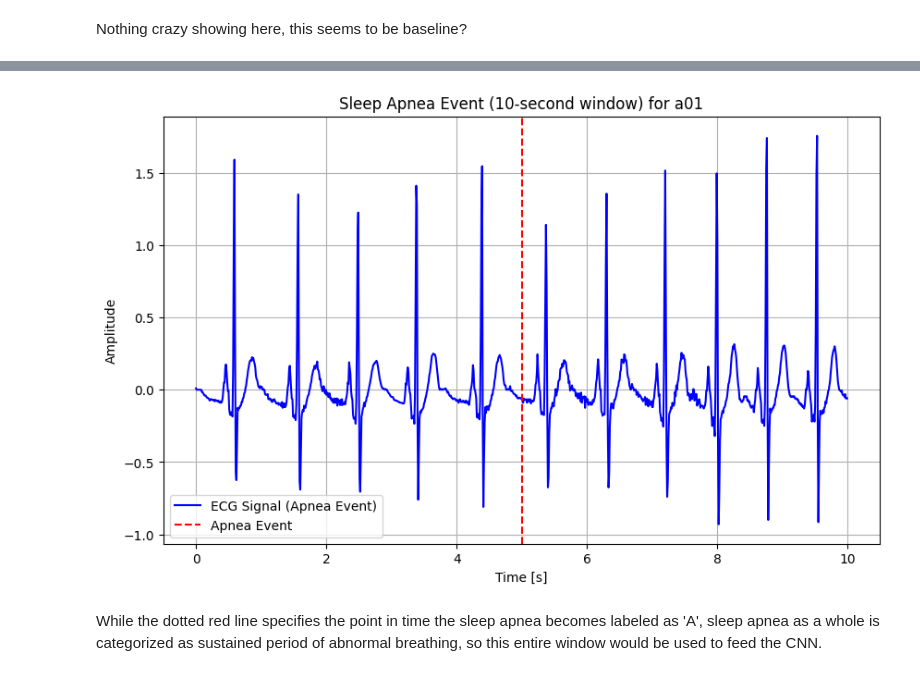
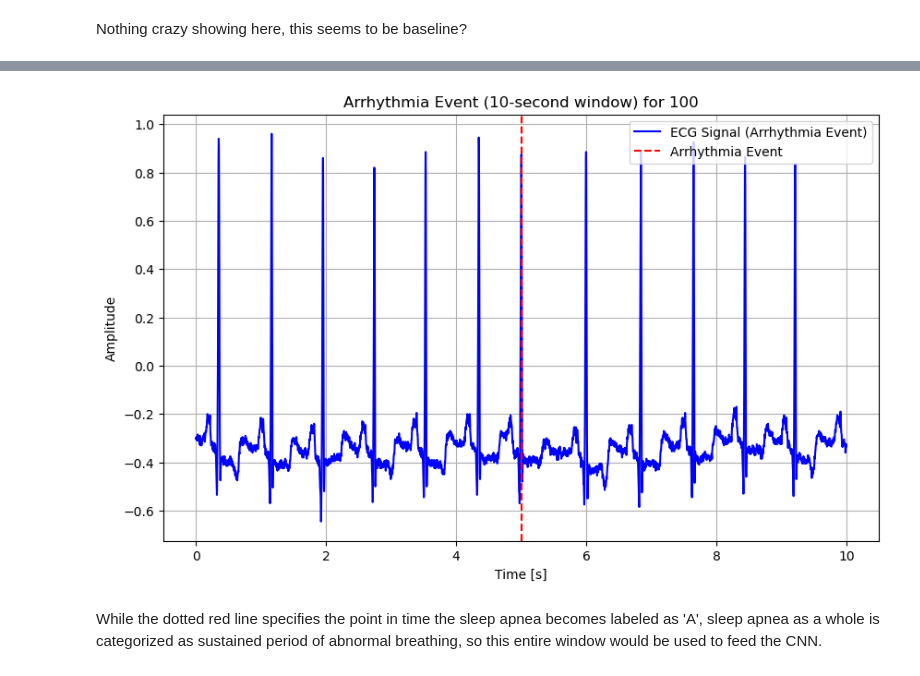
Before and after one commit to narayansharma-21/ArrhythmiaClassifier, a Jupyter notebook: src/eda/small_sample_eda.ipynb, the cells around one changed output, grey strips where cells are left out. Saved outputs shown, nothing was run; the diff lists cells and outputs as text; code cells hidden in the pictures.

```diff
--- a/src/eda/small_sample_eda.ipynb
+++ b/src/eda/small_sample_eda.ipynb
@@ -7,10 +7,10 @@ from collections import Counter
 from scipy.signal import spectrogram
 # %%
 # Path to your data directory
-data_dir = '../data/apnea-ecg-database-1.0.0'
+data_dir = '../data/mit-bih-arrhythmia-database-1.0.0'
 
 # List the files in the directory to find one of the ECG files
-ecg_file = 'a01.dat'
+ecg_file = '100.dat'
 
 # Load the ECG data using WFDB
 record = wfdb.rdrecord(os.path.join(data_dir, ecg_file.replace('.dat', '')))  # Load the full record
@@ -39,15 +39,16 @@ plt.show()
 Nothing crazy showing here, this seems to be baseline?
 # %%
 # Path to your data directory
-data_dir = '../data/apnea-ecg-database-1.0.0/'
+data_dir = '../data/mit-bih-arrhythmia-database-1.0.0'
 
 # Define the ECG file base (e.g., 'a01')
-ecg_file_base = 'a01'
+ecg_file_base = '100'
 
 # Load the annotation file (e.g., 'a01.apn')
 annotation_file = os.path.join(data_dir, f"{ecg_file_base}")
-annotations = wfdb.rdann(annotation_file, 'apn')  # Read the apnea annotations
+annotations = wfdb.rdann(annotation_file, 'atr')  # Read the apnea annotations
 
+label_count = 0
 # Accessing the annotations and printing the relevant details
 for i in range(len(annotations.sample)):
     time = annotations.sample[i] / annotations.fs  # Convert sample to time (seconds)
@@ -110,34 +113,34 @@ plt.show()
 # %%
 # Choose the first apnea event ('A')
 for i in range(len(annotations.sample)):
     if annotations.symbol[i] == 'A':  # Look for the first apnea annotation
         apnea_sample = annotations.sample[i]
         break
 
 # Define the time window around the apnea event (±5 seconds around the event)
 window_start = apnea_sample - 5 * record.fs  # Start 5 seconds before the apnea
 window_end = apnea_sample + 5 * record.fs    # End 5 seconds after the apnea
 
 # Extract the ECG signal within the 10-second window
 ecg_window = record.p_signal[window_start:window_end, 0]  # First channel
 time_window = np.arange(0, len(ecg_window)) / record.fs  # Time vector for the window
 
 # Plot the ECG signal for this 10-second window
 plt.figure(figsize=(10, 6))
-plt.plot(time_window, ecg_window, label="ECG Signal (Apnea Event)", color='blue')
+plt.plot(time_window, ecg_window, label="ECG Signal (Arrhythmia Event)", color='blue')
 
 # Highlight the apnea event in the middle of the window
-plt.axvline(x=5, color='red', linestyle='--', label='Apnea Event')
+plt.axvline(x=5, color='red', linestyle='--', label='Arrhythmia Event')
 
 # Add labels and title
-plt.title(f"Sleep Apnea Event (10-second window) for {ecg_file_base}")
+plt.title(f"Arrhythmia Event (10-second window) for {ecg_file_base}")
 plt.xlabel("Time [s]")
 plt.ylabel("Amplitude")
 plt.legend()
 plt.grid(True)
 plt.show()
 # %% [output]
-[figure, old version]
+[figure, new version]
 # %% [markdown]
 While the dotted red line specifies the point in time the sleep apnea becomes labeled as 'A', sleep apnea as a whole is categorized
 as sustained period of abnormal breathing, so this entire window would be used to feed the CNN.
```
Also changed, not shown: parts of 10 cells of this notebook, 2 other files.
